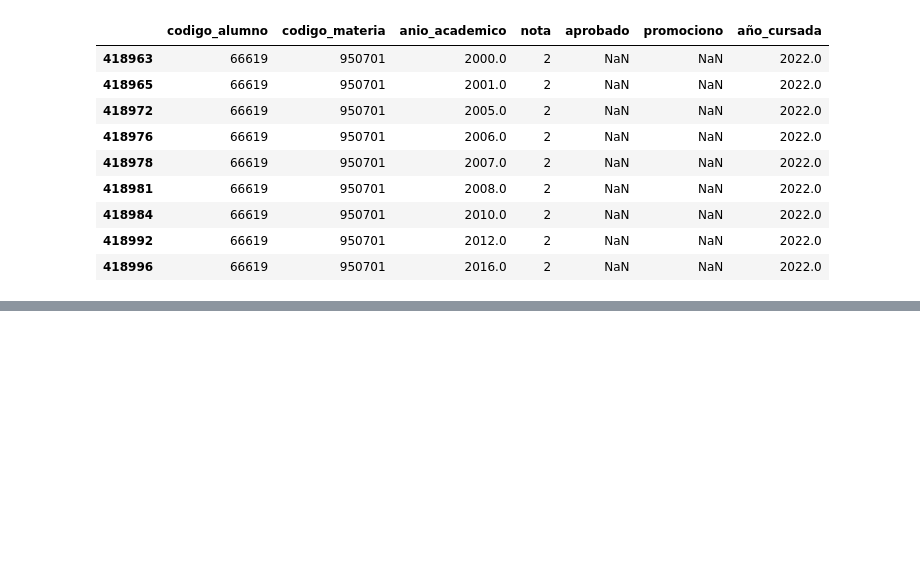
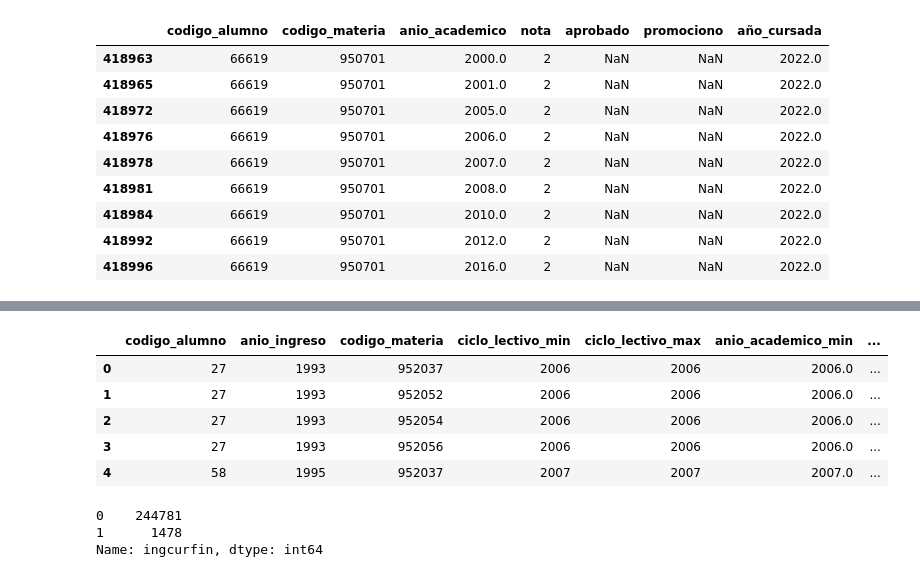
Before and after one commit to sebajarem/Desercion_en_Ingenieria, a Jupyter notebook: Notebooks/04_Limpieza_Datos_Cursadas.ipynb, the cells around one changed output, grey strips where cells are left out. Drawn from its saved outputs; the diff is of its cells as text; code cells hidden in the pictures; blank space fills up the shorter version.

```diff
--- a/Notebooks/04_Limpieza_Datos_Cursadas.ipynb
+++ b/Notebooks/04_Limpieza_Datos_Cursadas.ipynb
@@ -278,0 +351,20 @@ findf[(findf.codigo_alumno == '66619') & (findf.codigo_materia == '950701')]
+# %%
+datcurfin['ingcurfin'] = np.where(
+    (datcurfin.anio_ingreso - 1 >= datcurfin.ciclo_lectivo_min) |
+    (datcurfin.anio_ingreso - 1 > datcurfin.anio_academico_min) |
+    (datcurfin.anio_ingreso - 1 > datcurfin.año_cursada_min), 1, 0)
+
+datcurfin.head()
+# %% [output]
+|  | codigo_alumno | anio_ingreso | codigo_materia | ciclo_lectivo_min | ciclo_lectivo_max | anio_academico_min | ... |
+| 0 | 27 | 1993 | 952037 | 2006 | 2006 | 2006.0 | ... |
+| 1 | 27 | 1993 | 952052 | 2006 | 2006 | 2006.0 | ... |
+| 2 | 27 | 1993 | 952054 | 2006 | 2006 | 2006.0 | ... |
+| 3 | 27 | 1993 | 952056 | 2006 | 2006 | 2006.0 | ... |
+| 4 | 58 | 1995 | 952037 | 2007 | 2007 | 2007.0 | ... |
+# %%
+datcurfin['ingcurfin'].value_counts()
+# %% [output]
+0    244781
+1      1478
+Name: ingcurfin, dtype: int64
```
Also changed, not shown: parts of 21 cells of this notebook, 1 other file.
